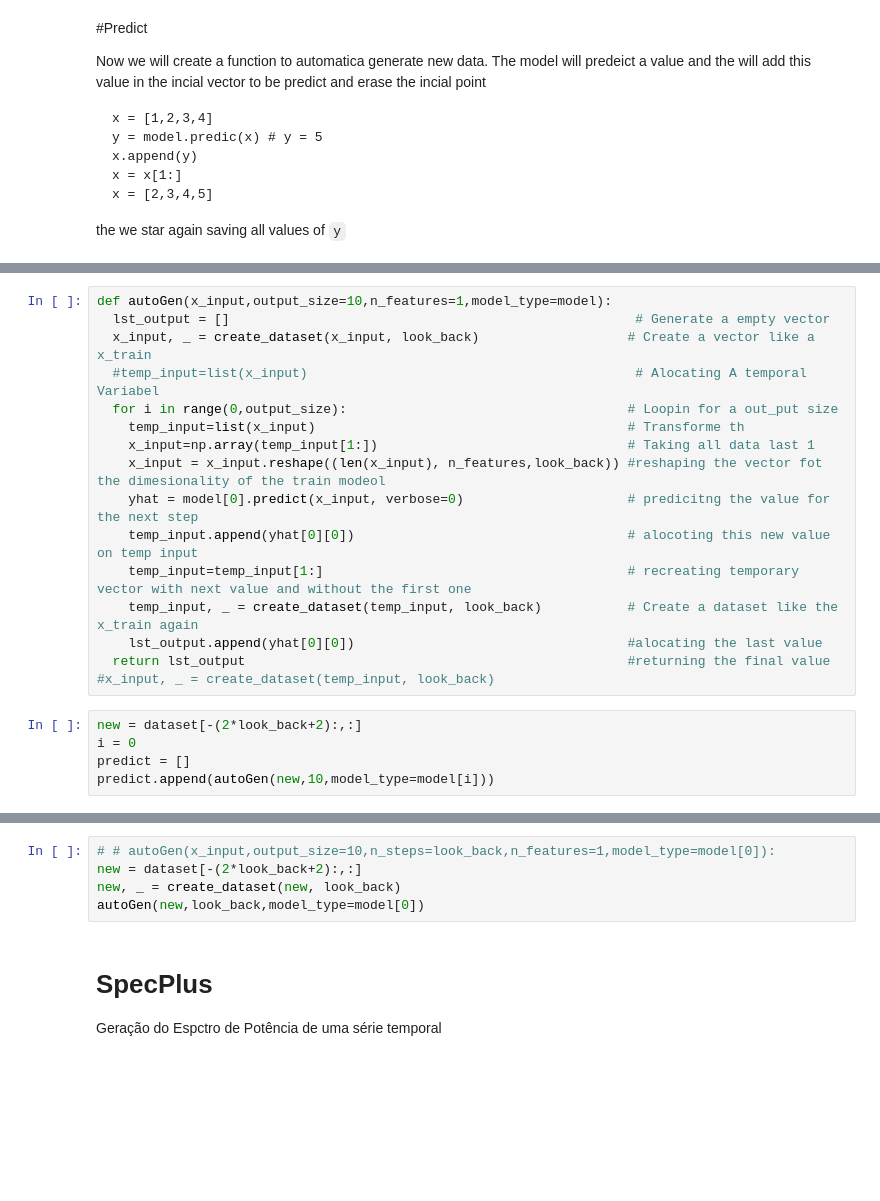
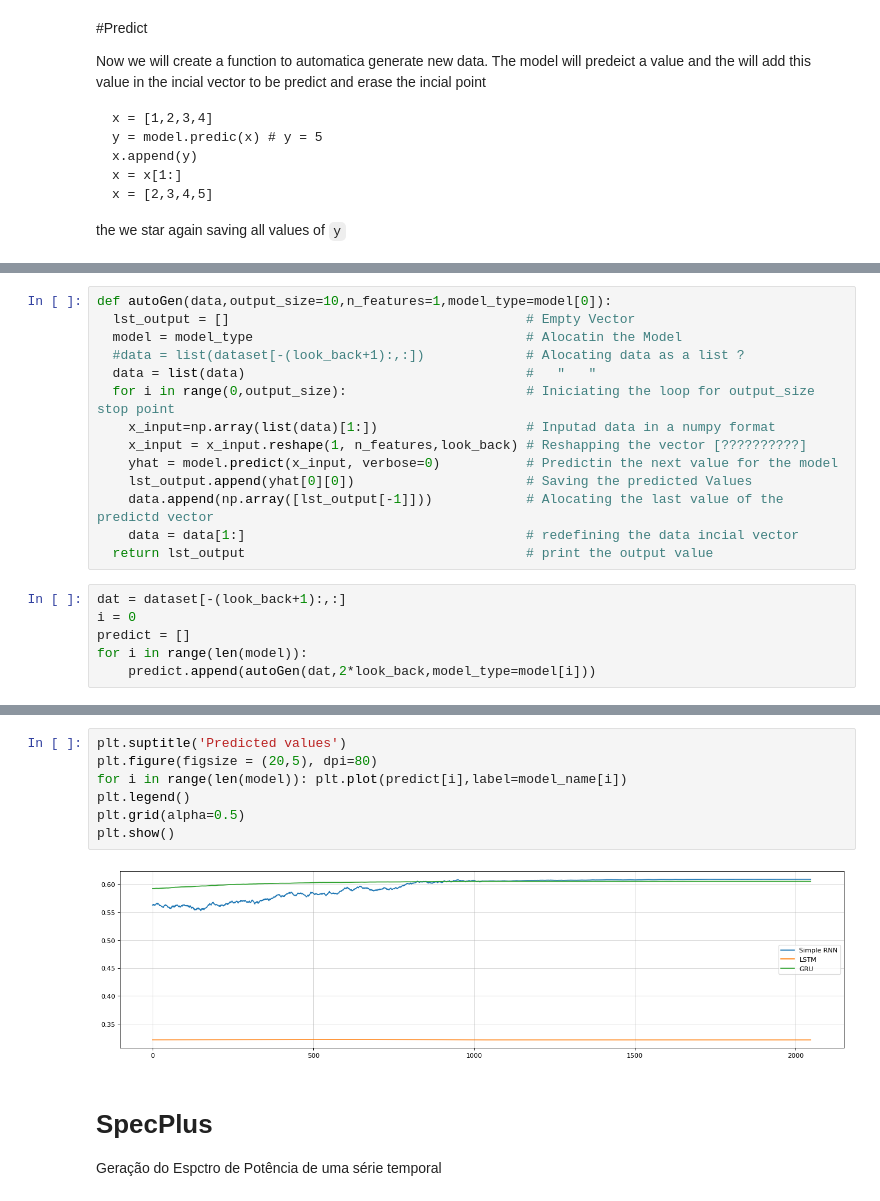
Before and after one commit to barauna-lo/Colored_Noise, a Jupyter notebook: RNN_For_1D_Colored_Noise.ipynb, the cells around one changed output, grey strips where cells are left out. Cells and saved outputs as stored; diff of their text form; blank space fills up the shorter version.

```diff
--- a/RNN_For_1D_Colored_Noise.ipynb
+++ b/RNN_For_1D_Colored_Noise.ipynb
@@ -468,21 +417,20 @@ lst_output.append(yhat[0][0])
-# %%
-def autoGen(x_input,output_size=10,n_features=1,model_type=model):
-  lst_output = []                                                    # Generate a empty vector
-  x_input, _ = create_dataset(x_input, look_back)                   # Create a vector like a x_train
-  #temp_input=list(x_input)                                          # Alocating A temporal Variabel
-  for i in range(0,output_size):                                    # Loopin for a out_put size
-    temp_input=list(x_input)                                        # Transforme th
-    x_input=np.array(temp_input[1:])                                # Taking all data last 1
-    x_input = x_input.reshape((len(x_input), n_features,look_back)) #reshaping the vector fot the dimesionality of the train modeol
-    yhat = model[0].predict(x_input, verbose=0)                     # predicitng the value for the next step
-    temp_input.append(yhat[0][0])                                   # alocoting this new value on temp input
-    temp_input=temp_input[1:]                                       # recreating temporary vector with next value and without the first one
-    temp_input, _ = create_dataset(temp_input, look_back)           # Create a dataset like the x_train again
-    lst_output.append(yhat[0][0])                                   #alocating the last value
-  return lst_output                                                 #returning the final value
-#x_input, _ = create_dataset(temp_input, look_back)
+# %%
+def autoGen(data,output_size=10,n_features=1,model_type=model[0]):
+  lst_output = []                                      # Empty Vector
+  model = model_type                                   # Alocatin the Model
+  #data = list(dataset[-(look_back+1):,:])             # Alocating data as a list ?
+  data = list(data)                                    #   "   "
+  for i in range(0,output_size):                       # Iniciating the loop for output_size stop point
+    x_input=np.array(list(data)[1:])                   # Inputad data in a numpy format
+    x_input = x_input.reshape(1, n_features,look_back) # Reshapping the vector [??????????]
+    yhat = model.predict(x_input, verbose=0)           # Predictin the next value for the model
+    lst_output.append(yhat[0][0])                      # Saving the predicted Values
+    data.append(np.array([lst_output[-1]]))            # Alocating the last value of the predictd vector
+    data = data[1:]                                    # redefining the data incial vector
+  return lst_output                                    # print the output value
 # %%
-new = dataset[-(2*look_back+2):,:]
+dat = dataset[-(look_back+1):,:]
 i = 0
 predict = []
-predict.append(autoGen(new,10,model_type=model[i]))
+for i in range(len(model)):
+    predict.append(autoGen(dat,2*look_back,model_type=model[i]))
@@ -541,8 +437,12 @@ def autoGen(x_input,output_size=10,n_features=1,model_type=model):
-# %%
-# # autoGen(x_input,output_size=10,n_steps=look_back,n_features=1,model_type=model[0]):
-new = dataset[-(2*look_back+2):,:]
-new, _ = create_dataset(new, look_back)
-autoGen(new,look_back,model_type=model[0])
+# %%
+plt.suptitle('Predicted values')
+plt.figure(figsize = (20,5), dpi=80)
+for i in range(len(model)): plt.plot(predict[i],label=model_name[i])
+plt.legend()
+plt.grid(alpha=0.5)
+plt.show()
+# %% [output]
+[figure, added]
 # %% [markdown]
 # SpecPlus
 
```
Also changed, not shown: parts of 10 cells of this notebook.
